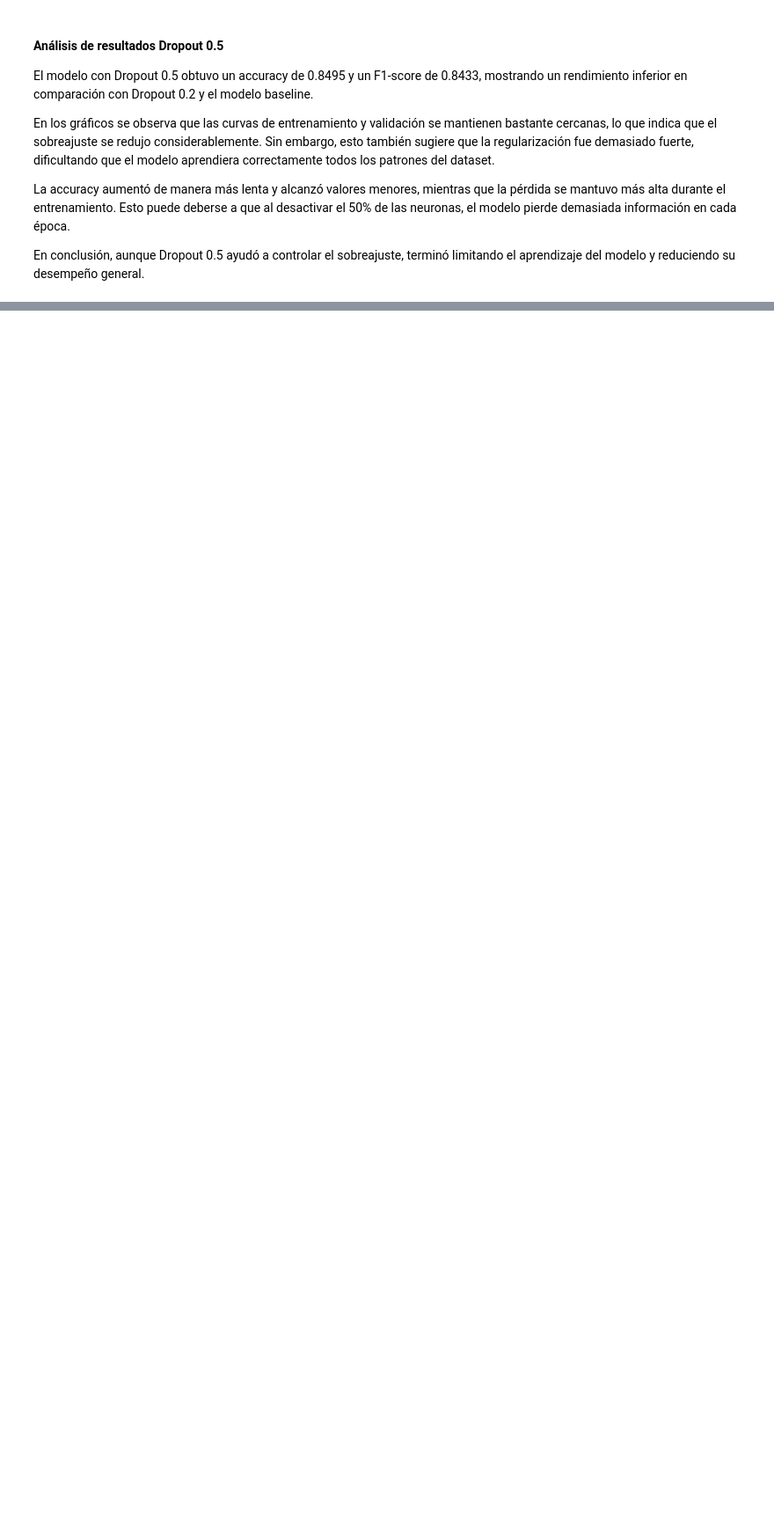
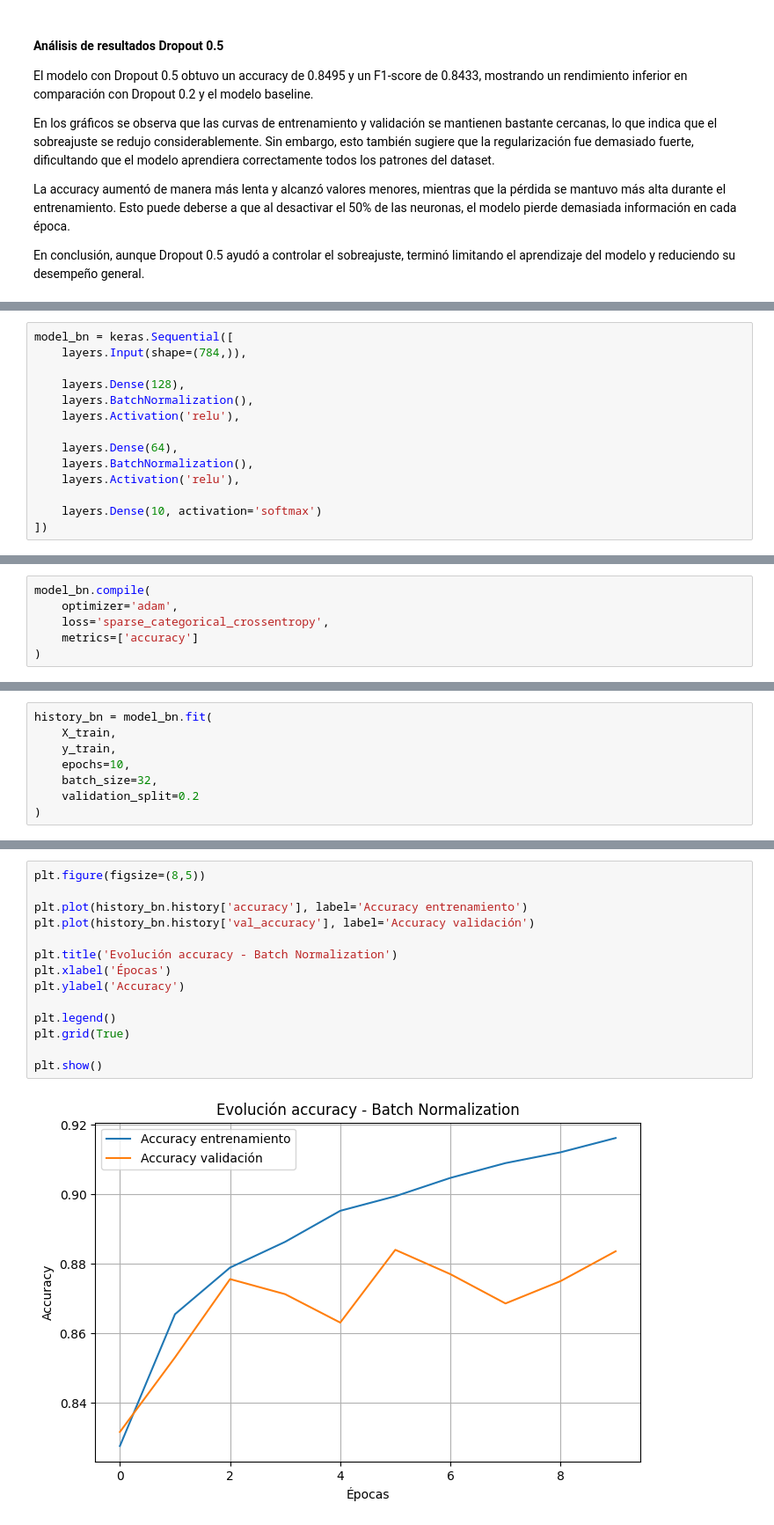
Before and after one commit to Francheskacisterna/Evaluacion_n1, a Jupyter notebook: Evaluacion_n2.ipynb, the cells around one changed output, grey strips where cells are left out. Shown at 88% size. Drawn from its saved outputs; the diff is of its cells as text; blank space fills up the shorter version.

Commit message:
Se agrega Batch Normalization con métricas, gráficos de accuracy/loss y análisis de resultados.

```diff
--- a/Evaluacion_n2.ipynb
+++ b/Evaluacion_n2.ipynb
@@ -973,0 +986,14 @@ En conclusión, aunque Dropout 0.5 ayudó a controlar el sobreajuste, terminó l
+# %%
+model_bn = keras.Sequential([
+    layers.Input(shape=(784,)),
+
+    layers.Dense(128),
+    layers.BatchNormalization(),
+    layers.Activation('relu'),
+
+    layers.Dense(64),
+    layers.BatchNormalization(),
+    layers.Activation('relu'),
+
+    layers.Dense(10, activation='softmax')
+])
@@ -973,0 +1006,6 @@ En conclusión, aunque Dropout 0.5 ayudó a controlar el sobreajuste, terminó l
+# %%
+model_bn.compile(
+    optimizer='adam',
+    loss='sparse_categorical_crossentropy',
+    metrics=['accuracy']
+)
@@ -973,0 +1018,8 @@ En conclusión, aunque Dropout 0.5 ayudó a controlar el sobreajuste, terminó l
+# %%
+history_bn = model_bn.fit(
+    X_train,
+    y_train,
+    epochs=10,
+    batch_size=32,
+    validation_split=0.2
+)
@@ -973,0 +1087,16 @@ En conclusión, aunque Dropout 0.5 ayudó a controlar el sobreajuste, terminó l
+# %%
+plt.figure(figsize=(8,5))
+
+plt.plot(history_bn.history['accuracy'], label='Accuracy entrenamiento')
+plt.plot(history_bn.history['val_accuracy'], label='Accuracy validación')
+
+plt.title('Evolución accuracy - Batch Normalization')
+plt.xlabel('Épocas')
+plt.ylabel('Accuracy')
+
+plt.legend()
+plt.grid(True)
+
+plt.show()
+# %% [output]
+[figure, added]
```
Also changed, not shown: parts of 13 cells of this notebook.
